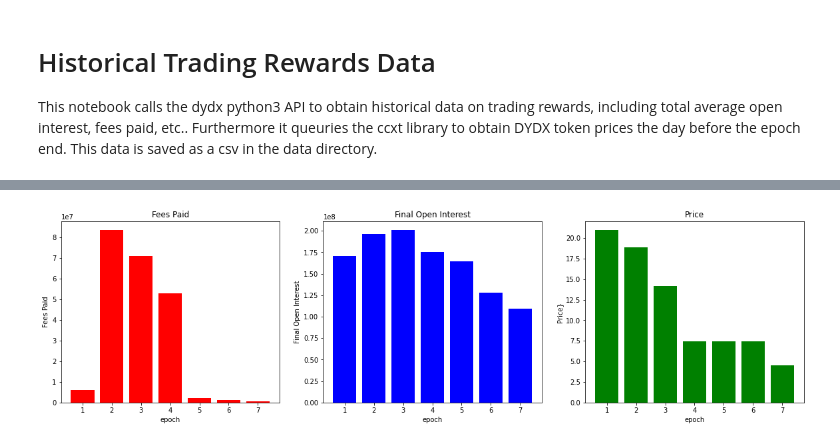
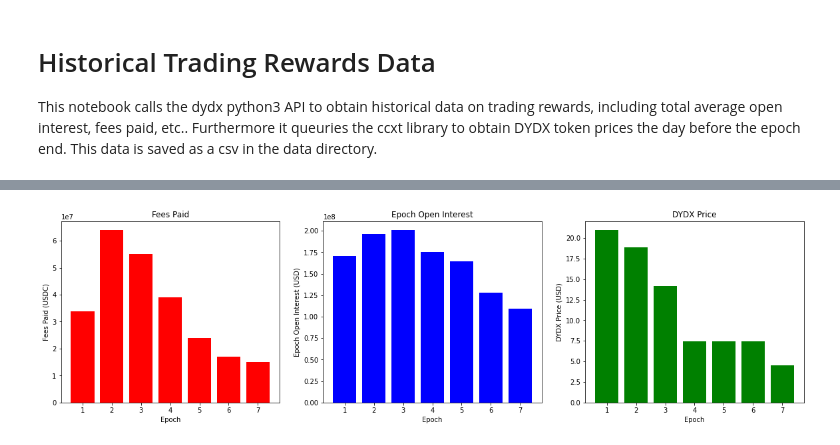
Before and after one commit to xenophonlabs/dydx-trader-rewards, a Jupyter notebook: trading_mechanisms/historical_data.ipynb, the cells around one changed output, grey strips where cells are left out. Drawn from its saved outputs; the diff is of its cells as text; code cells hidden in the pictures.

Commit message:
regenerate graphs with improved historical fee estimates

```diff
--- a/trading_mechanisms/historical_data.ipynb
+++ b/trading_mechanisms/historical_data.ipynb
@@ -23,7 +23,7 @@ total_trader_score = [17178375, 64760847, 156288754, 136583326, 91997522, 565001
 rewards = {}
 for epoch in range(8):
     rewards[epoch] = client.private.get_trading_rewards(epoch=epoch).data
-    rewards[epoch]['fees'] = rewards[epoch]['fees']['totalFeesPaid']
+    rewards[epoch]['fees_api'] = rewards[epoch]['fees']['totalFeesPaid']
     rewards[epoch]['openInterest'] = rewards[epoch]['openInterest']['totalAverageOpenInterest']
     rewards[epoch]['stakedDYDX'] = float(rewards[epoch]['stakedDYDX']['totalAverageStakedDYDX'])*num_traders[epoch]
     rewards[epoch]['weight'] = rewards[epoch]['weight']['totalWeight']
@@ -34,6 +34,6 @@ rewards['date'] = rewards['epochStart']
 rewards['numTraders'] = num_traders
 rewards['totalTraderScore'] = total_trader_score
 rewards.index = rewards['date']
-rewards = rewards.drop(['date', 'estimatedRewards'], axis=1)
+rewards = rewards.drop(['date', 'estimatedRewards', 'fees'], axis=1)
 rewards
 # %% [output]
@@ -83,7 +138,7 @@ Name: 2021-10-26, dtype: float64
 df = rewards.join(ohlcv, on='epochEnd', how='inner')
 # df = df.iloc[:-1]
 df['openInterest'] = df['openInterest'].astype(float).round(3)
-df['fees'] = df['fees'].astype(float).round(3)
+df['fees_api'] = df['fees_api'].astype(float).round(3)
 df['stakedDYDX'] = df['stakedDYDX'].astype(float).round(3)
 df['weight'] = df['weight'].astype(float).round(3)
 df['totalRewards'] = df['totalRewards'].astype(float)
@@ -103,20 +158,22 @@ df.to_csv('./data/historical.csv')
 # %%
 fig, axs = plt.subplots(1, 3, figsize=(20, 5))
 
-axs[0].bar(df['epoch'], df['fees'], color='red')
+axs[0].bar(df['epoch'], df['fees_epoch_review'], color='red')
 axs[0].set_title('Fees Paid')
-axs[0].set_ylabel('Fees Paid')
-axs[0].set_xlabel('epoch')
+axs[0].set_ylabel('Fees Paid (USDC)')
+axs[0].set_xlabel('Epoch')
+
 axs[1].bar(df['epoch'], df['openInterest'], color='blue')
-axs[1].set_title('Final Open Interest')
-axs[1].set_ylabel('Final Open Interest')
-axs[1].set_xlabel('epoch')
+axs[1].set_title('Epoch Open Interest')
+axs[1].set_ylabel('Epoch Open Interest (USD)')
+axs[1].set_xlabel('Epoch')
+
 axs[2].bar(df['epoch'], df['close'], color='green')
-axs[2].set_title('Price')
-axs[2].set_ylabel('Price}')
-axs[2].set_xlabel('epoch')
+axs[2].set_title('DYDX Price')
+axs[2].set_ylabel('DYDX Price (USD)')
+axs[2].set_xlabel('Epoch')
 
 plt.show()
 # %% [output]
-[figure, old version]
+[figure, new version]
 # %%
```
Also changed, not shown: parts of 19 cells of this notebook, 11 other files.
